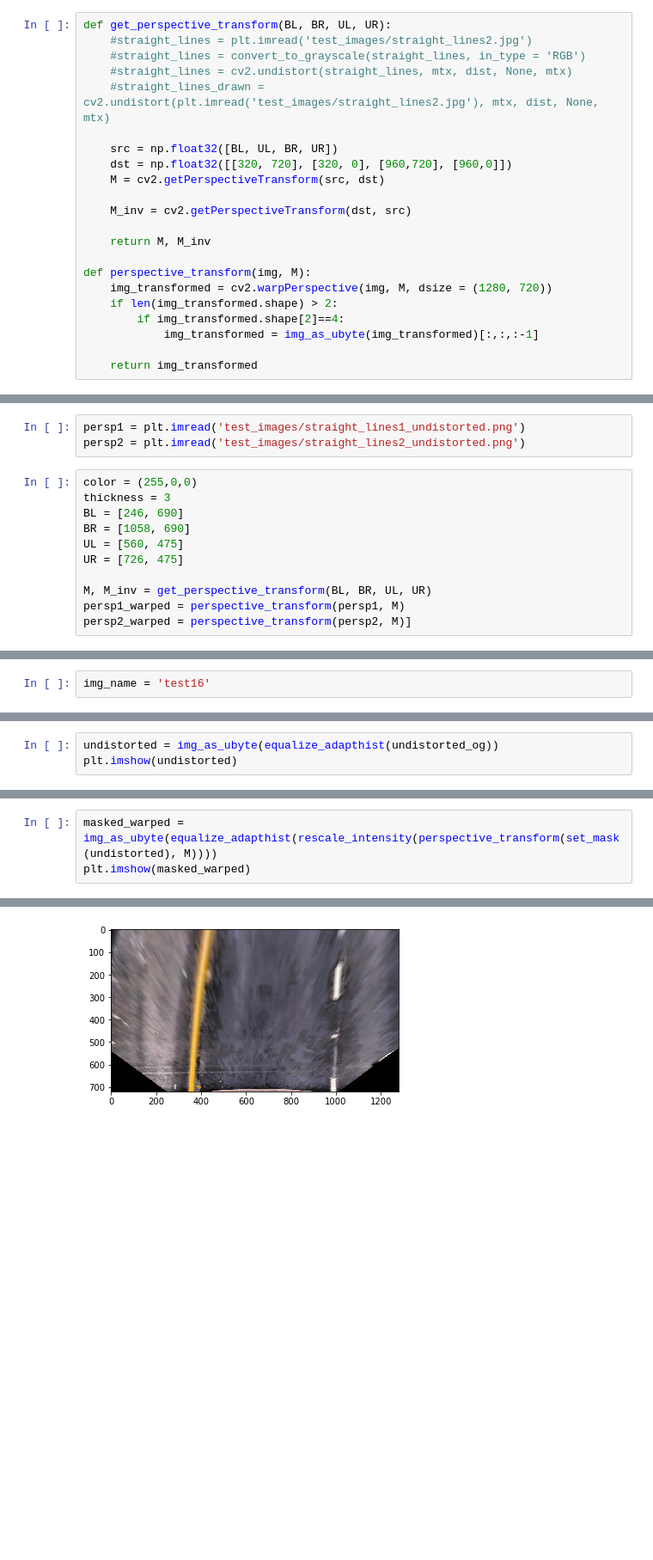
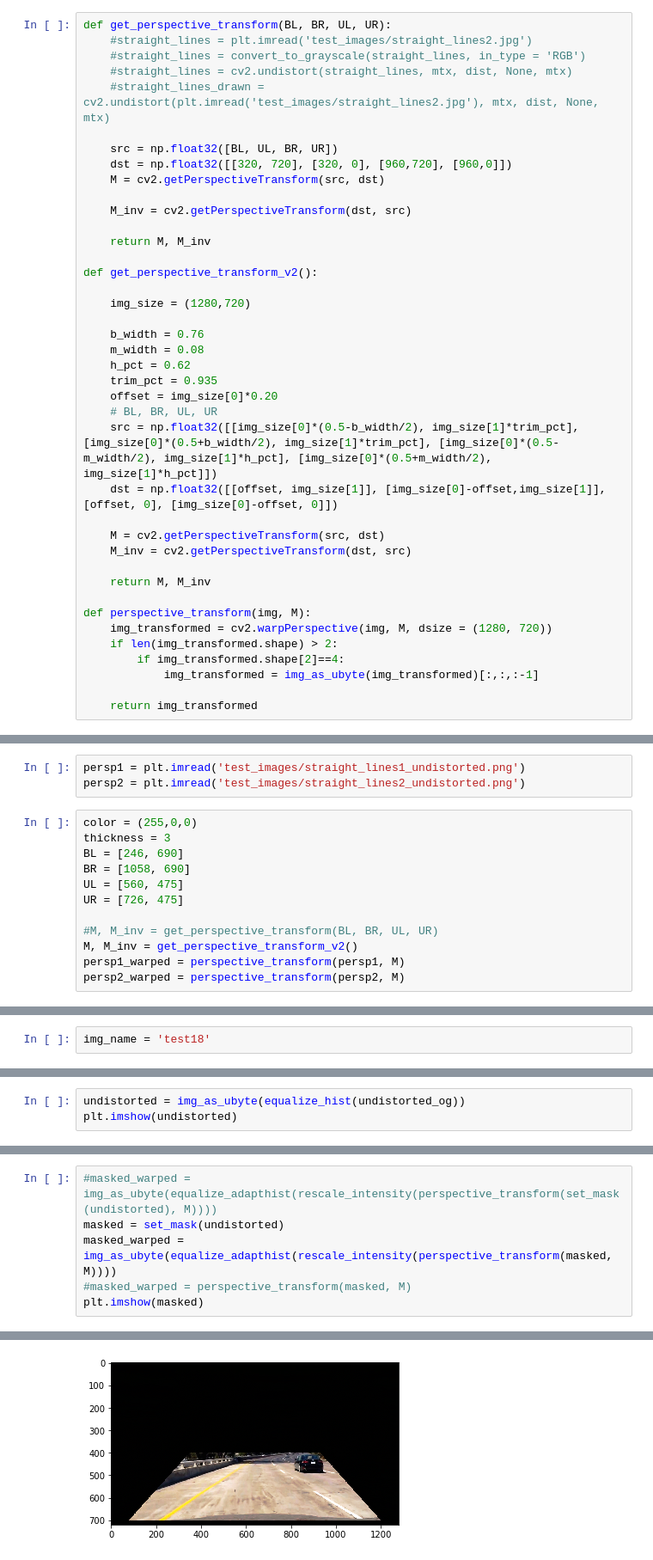
Before and after one commit to rubiruchi/SDND-Advanced_Lane_Finding, a Jupyter notebook: model_testing.ipynb, the cells around one changed output, grey strips where cells are left out. Shown at 86% size. Saved outputs shown, nothing was run; the diff lists cells and outputs as text; blank space fills up the shorter version.

```diff
--- a/model_testing.ipynb
+++ b/model_testing.ipynb
@@ -201,6 +201,24 @@ def get_perspective_transform(BL, BR, UL, UR):
 
     return M, M_inv
 
+def get_perspective_transform_v2():
+
+    img_size = (1280,720)
+
+    b_width = 0.76
+    m_width = 0.08
+    h_pct = 0.62
+    trim_pct = 0.935
+    offset = img_size[0]*0.20
+    # BL, BR, UL, UR
+    src = np.float32([[img_size[0]*(0.5-b_width/2), img_size[1]*trim_pct], [img_size[0]*(0.5+b_width/2), img_size[1]*trim_pct], [img_size[0]*(0.5-m_width/2), img_size[1]*h_pct], [img_size[0]*(0.5+m_width/2), img_size[1]*h_pct]])
+    dst = np.float32([[offset, img_size[1]], [img_size[0]-offset,img_size[1]], [offset, 0], [img_size[0]-offset, 0]])
+
+    M = cv2.getPerspectiveTransform(src, dst)
+    M_inv = cv2.getPerspectiveTransform(dst, src)
+
+    return M, M_inv
+
 def perspective_transform(img, M):
     img_transformed = cv2.warpPerspective(img, M, dsize = (1280, 720))
     if len(img_transformed.shape) > 2:
@@ -221,8 +239,9 @@ BR = [1058, 690]
 UL = [560, 475]
 UR = [726, 475]
 
-M, M_inv = get_perspective_transform(BL, BR, UL, UR)
+#M, M_inv = get_perspective_transform(BL, BR, UL, UR)
+M, M_inv = get_perspective_transform_v2()
 persp1_warped = perspective_transform(persp1, M)
-persp2_warped = perspective_transform(persp2, M)]
+persp2_warped = perspective_transform(persp2, M)
 # %%
 f, (ax1, ax2) = plt.subplots(1,2,figsize = (16,9))
@@ -253,5 +283,5 @@ plt.savefig('report_images/perspective_testing2.png')
 # %%
-img_name = 'test16'
+img_name = 'test18'
 # %%
 test_image = plt.imread('test_images/{}.jpg'.format(img_name))
 #test_image = convert_to_grayscale(test_image, in_type = 'RGB')
@@ -265,5 +295,5 @@ ax2.imshow(undistorted_og, cmap = 'gray')
 # %%
-undistorted = img_as_ubyte(equalize_adapthist(undistorted_og))
+undistorted = img_as_ubyte(equalize_hist(undistorted_og))
 plt.imshow(undistorted)
 # %% [output]
 <matplotlib.image.AxesImage at 0x...>
@@ -271,6 +301,9 @@ plt.imshow(undistorted)
 # %%
-masked_warped = img_as_ubyte(equalize_adapthist(rescale_intensity(perspective_transform(set_mask(undistorted), M))))
-plt.imshow(masked_warped)
+#masked_warped = img_as_ubyte(equalize_adapthist(rescale_intensity(perspective_transform(set_mask(undistorted), M))))
+masked = set_mask(undistorted)
+masked_warped = img_as_ubyte(equalize_adapthist(rescale_intensity(perspective_transform(masked, M))))
+#masked_warped = perspective_transform(masked, M)
+plt.imshow(masked)
 # %% [output]
 <matplotlib.image.AxesImage at 0x...>
-[figure, old version]
+[figure, new version]
```
Also changed, not shown: parts of 30 cells of this notebook.
